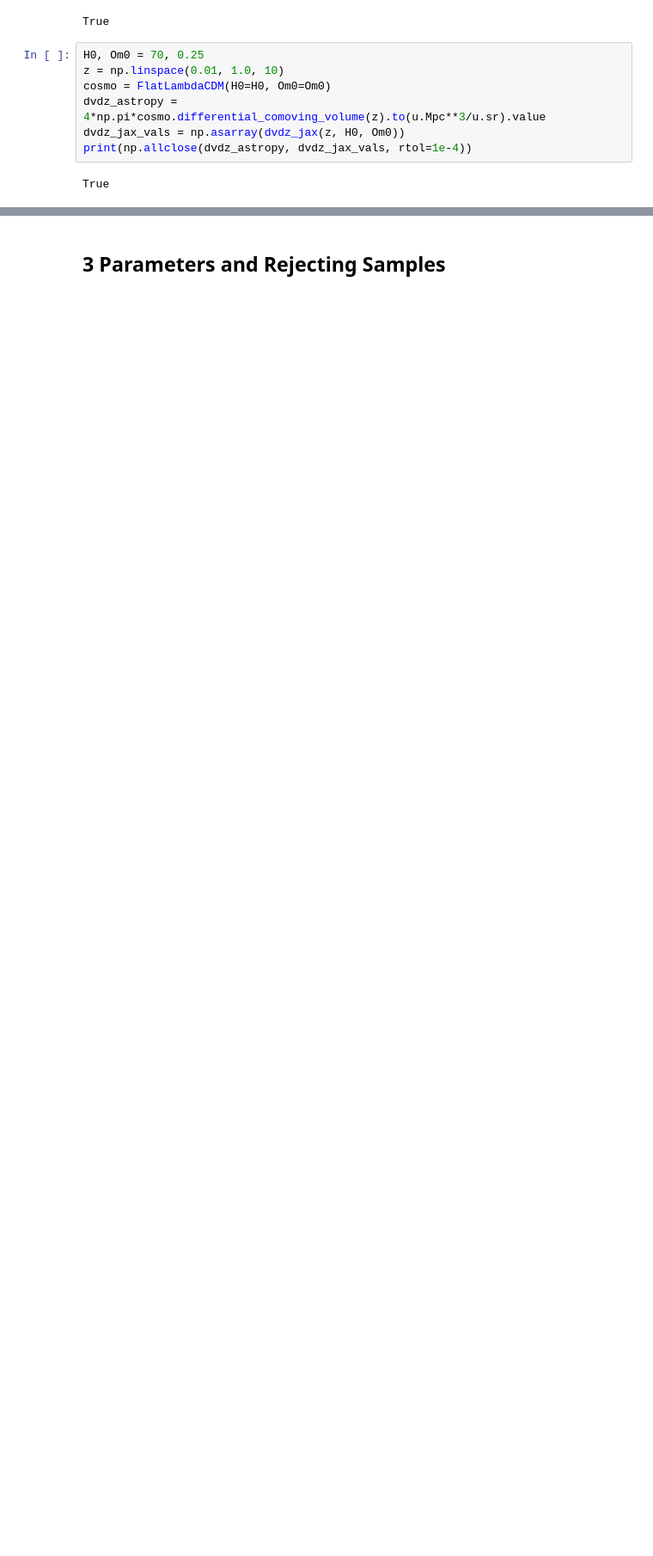
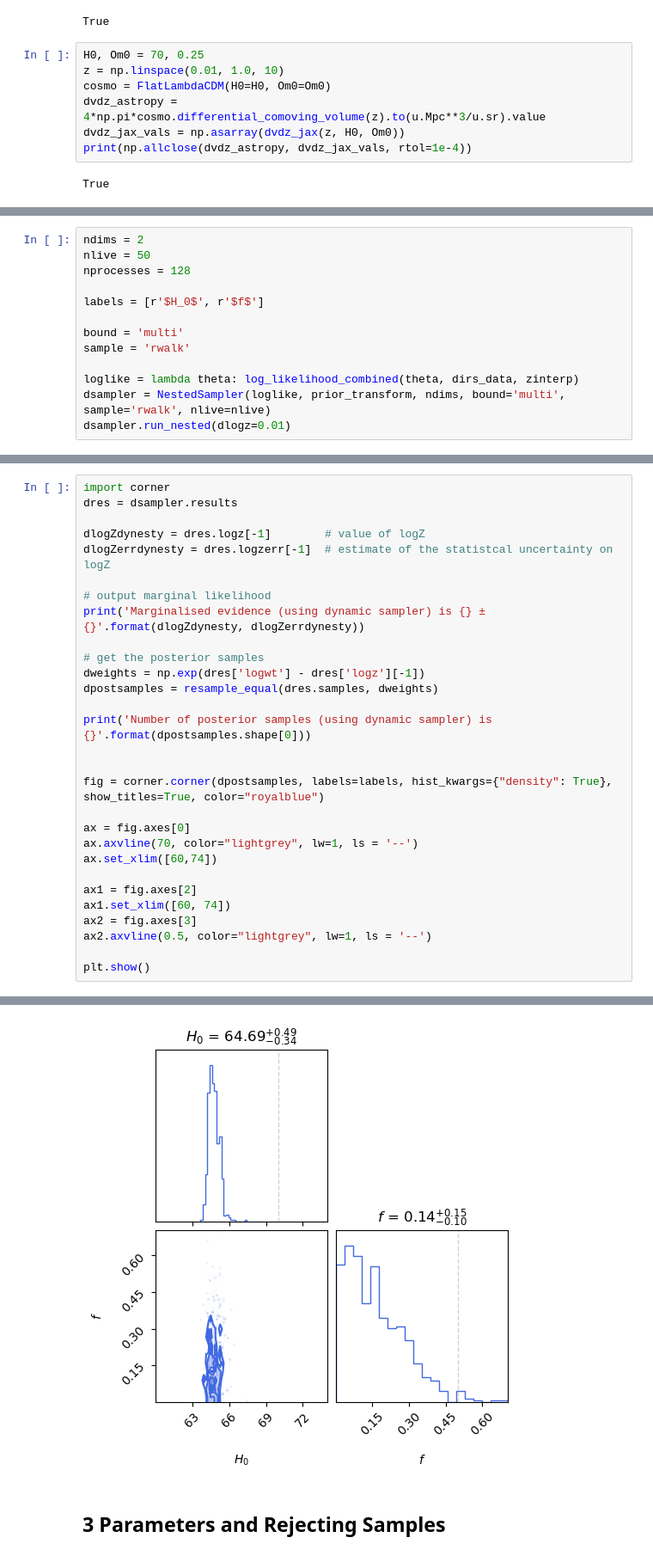
Before and after one commit to maddycp/DESI_DarkSirens, a Jupyter notebook: Ignacio_Check.ipynb, the cells around one changed output, grey strips where cells are left out. Shown: that part at 86% size. Cells and saved outputs as stored; diff of their text form; blank space fills up the shorter version.

```diff
--- a/Ignacio_Check.ipynb
+++ b/Ignacio_Check.ipynb
@@ -201,0 +293,13 @@ True
+# %%
+ndims = 2
+nlive = 50
+nprocesses = 128
+
+labels = [r'$H_0$', r'$f$']
+
+bound = 'multi'
+sample = 'rwalk'
+
+loglike = lambda theta: log_likelihood_combined(theta, dirs_data, zinterp)
+dsampler = NestedSampler(loglike, prior_transform, ndims, bound='multi', sample='rwalk', nlive=nlive)
+dsampler.run_nested(dlogz=0.01)
@@ -201,0 +308,30 @@ True
+# %%
+import corner
+dres = dsampler.results
+
+dlogZdynesty = dres.logz[-1]        # value of logZ
+dlogZerrdynesty = dres.logzerr[-1]  # estimate of the statistcal uncertainty on logZ
+
+# output marginal likelihood
+print('Marginalised evidence (using dynamic sampler) is {} ± {}'.format(dlogZdynesty, dlogZerrdynesty))
+
+# get the posterior samples
+dweights = np.exp(dres['logwt'] - dres['logz'][-1])
+dpostsamples = resample_equal(dres.samples, dweights)
+
+print('Number of posterior samples (using dynamic sampler) is {}'.format(dpostsamples.shape[0]))
+
+
+fig = corner.corner(dpostsamples, labels=labels, hist_kwargs={"density": True}, show_titles=True, color="royalblue")
+
+ax = fig.axes[0]
+ax.axvline(70, color="lightgrey", lw=1, ls = '--')
+ax.set_xlim([60,74])
+
+ax1 = fig.axes[2]
+ax1.set_xlim([60, 74])
+ax2 = fig.axes[3]
+ax2.axvline(0.5, color="lightgrey", lw=1, ls = '--')
+
+plt.show()
+# %% [output]
@@ -202,2 +340,3 @@ True
+[figure, added]
 # %% [markdown]
 ## 3 Parameters and Rejecting Samples
```
Also changed, not shown: parts of 11 cells of this notebook.
